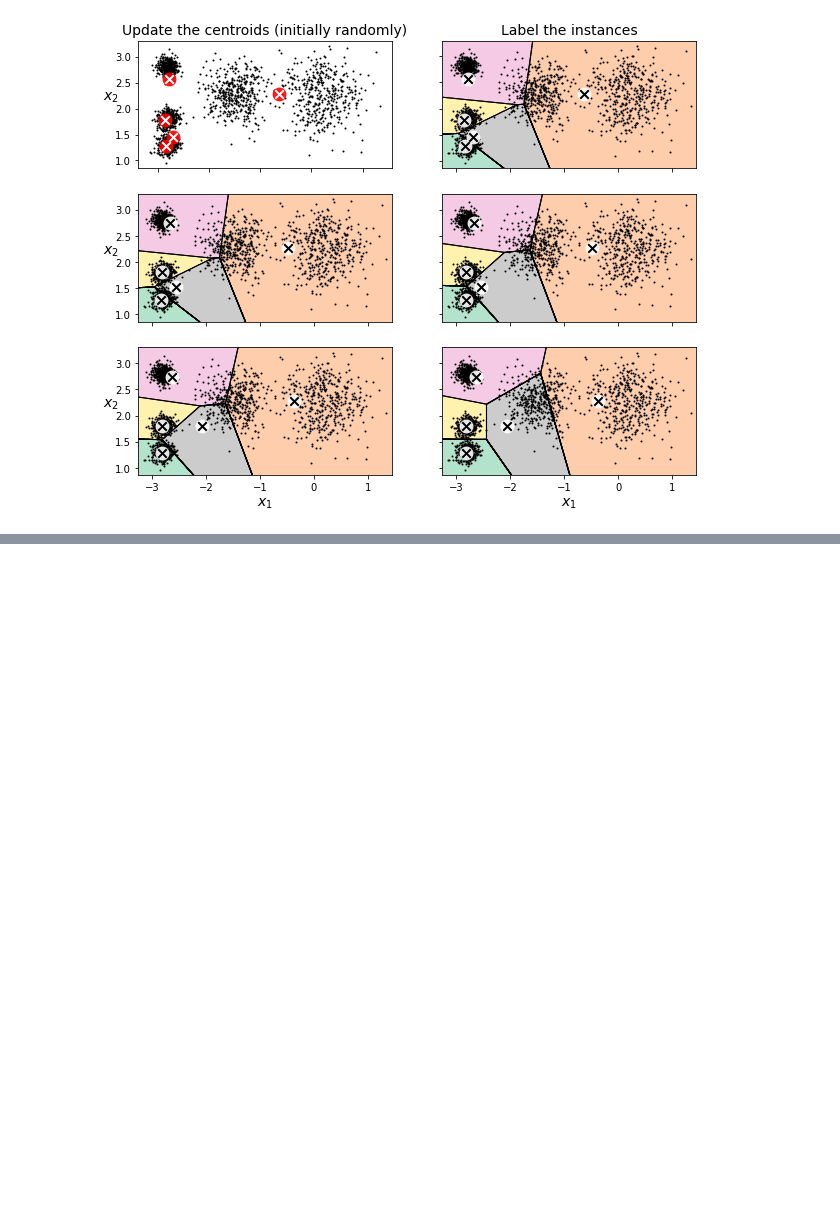
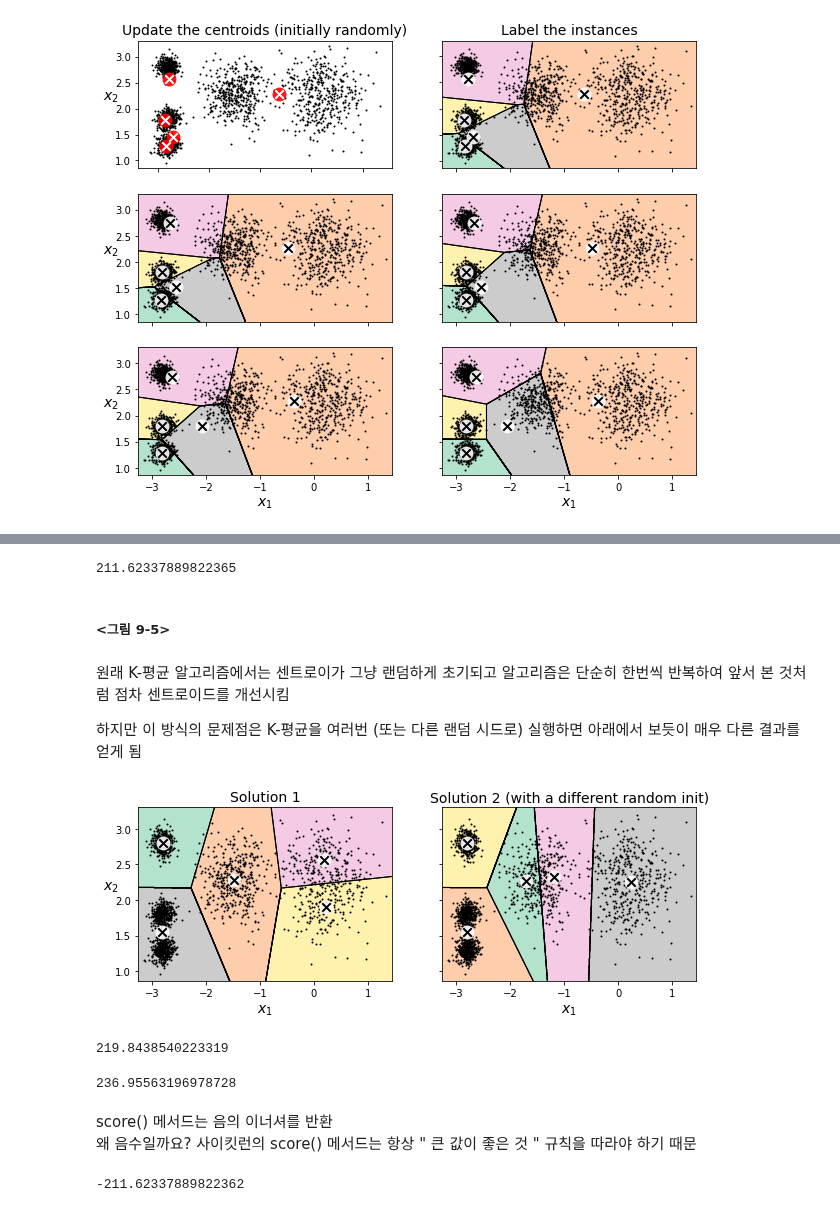
Before and after one commit to hyerim02/Hands-on, a Jupyter notebook: 1-9 비지도 학습/1-9 비지도 학습.ipynb, the cells around one changed output, grey strips where cells are left out. Saved outputs shown, nothing was run; the diff lists cells and outputs as text; code cells hidden in the pictures; blank space fills up the shorter version.

```diff
--- a/1-9 비지도 학습/1-9 비지도 학습.ipynb
+++ b/1-9 비지도 학습/1-9 비지도 학습.ipynb
@@ -201,0 +204,3 @@ plt.show()
+# %%
+good_init = np.array([[-3, 3], [-3, 2], [-3, 1], [-1, 2], [0, 2]])
+kmeans = KMeans(n_clusters=5, init=good_init, n_init=1, random_state=42)
@@ -201,0 +211,54 @@ plt.show()
+# %%
+kmeans.fit(X)
+kmeans.inertia_
+# %% [output]
+211.62337889822365
+# %% [markdown]
+##### <그림 9-5>
+# %% [markdown]
+원래 K-평균 알고리즘에서는 센트로이가 그냥 랜덤하게 초기되고 알고리즘은 단순히 한번씩 반복하여 앞서 본 것처럼 점차 센트로이드를 개선시킴
+
+하지만 이 방식의 문제점은 K-평균을 여러번 (또는 다른 랜덤 시드로) 실행하면 아래에서 보듯이 매우 다른 결과를 얻게 됨
+# %%
+def plot_clusterer_comparison(clusterer1, clusterer2, X, title1=None, title2=None):
+    clusterer1.fit(X)
+    clusterer2.fit(X)
+
+    plt.figure(figsize=(10, 3.2))
+
+    plt.subplot(121)
+    plot_decision_boundaries(clusterer1, X)
+    if title1:
+        plt.title(title1, fontsize=14)
+
+    plt.subplot(122)
+    plot_decision_boundaries(clusterer2, X, show_ylabels=False)
+    if title2:
+        plt.title(title2, fontsize=14)
+# %%
+kmeans_rnd_init1 = KMeans(n_clusters=5, init="random", n_init=1,
+                          algorithm="full", random_state=2)
+kmeans_rnd_init2 = KMeans(n_clusters=5, init="random", n_init=1,
+                          algorithm="full", random_state=5)
+
+plot_clusterer_comparison(kmeans_rnd_init1, kmeans_rnd_init2, X,
+                          "Solution 1", "Solution 2 (with a different random init)")
+
+plt.show()
+# %% [output]
+[figure, added]
+# %%
+kmeans_rnd_init1.inertia_
+# %% [output]
+219.8438540223319
+# %%
+kmeans_rnd_init2.inertia_
+# %% [output]
+236.95563196978728
+# %% [markdown]
+score() 메서드는 음의 이너셔를 반환
+왜 음수일까요? 사이킷런의 score() 메서드는 항상 " 큰 값이 좋은 것 " 규칙을 따라야 하기 때문
+# %%
+kmeans.score(X)
+# %% [output]
+-211.62337889822362
```
Also changed, not shown: parts of 5 cells of this notebook.
